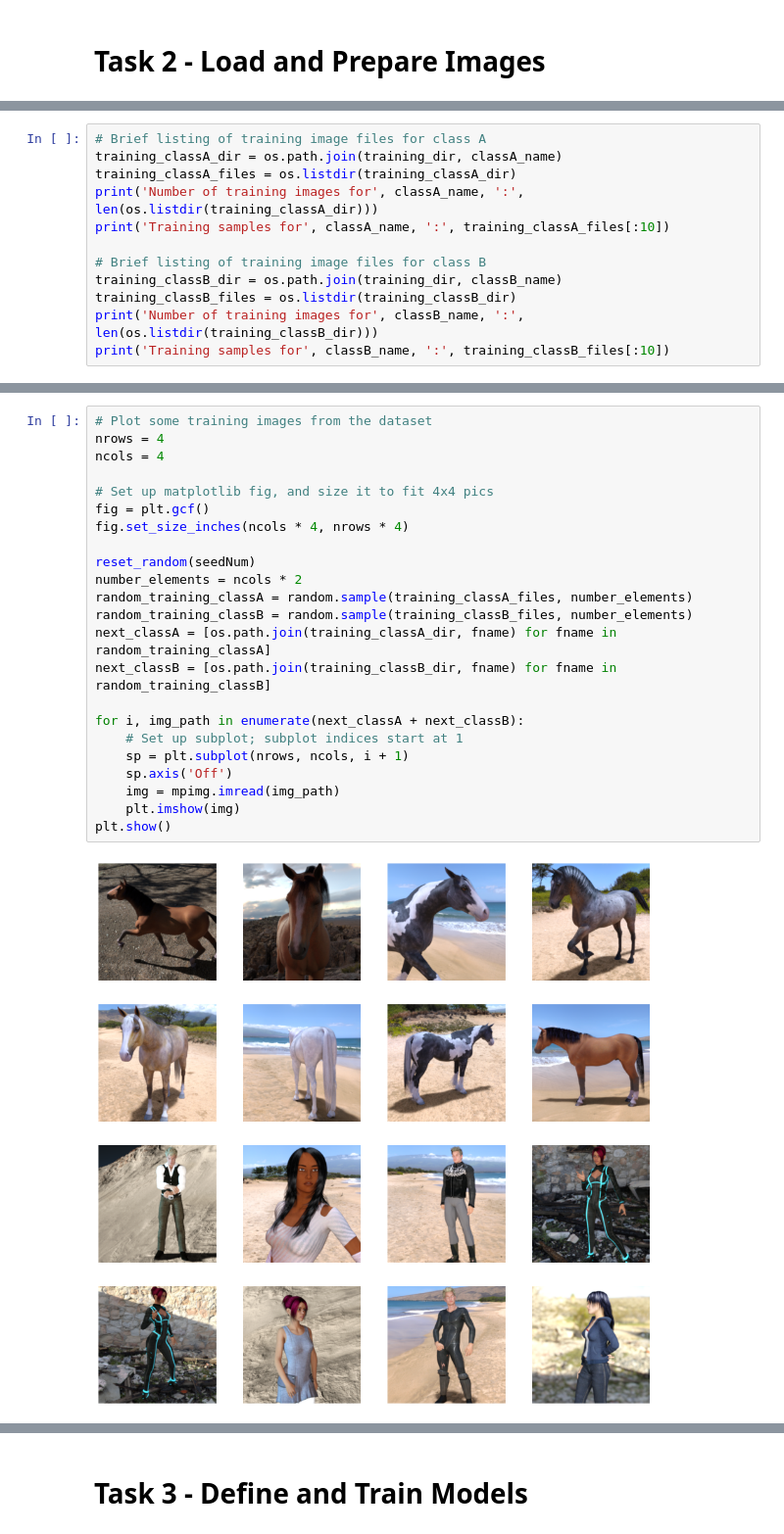
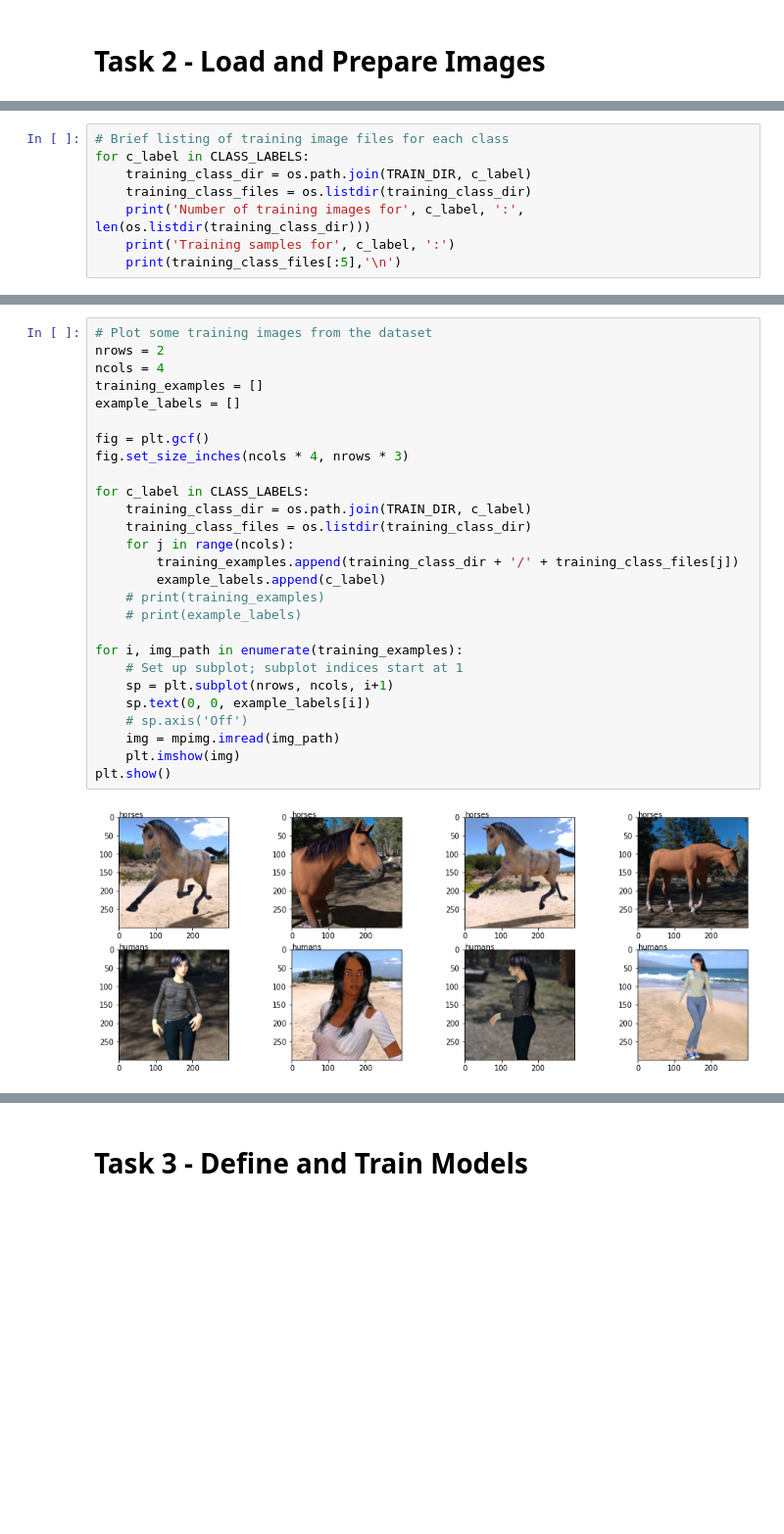
Before and after one commit to daines-analytics/deep-learning-projects, a Jupyter notebook: _py-project-templates/py_tensorflow_binaryclass_image_classification_example.ipynb, the cells around one changed output, grey strips where cells are left out. Shown at 98% size. Cells and saved outputs as stored; diff of their text form; blank space fills up the shorter version.

Commit message:
Upload no.1 of Binary Class Image Classification Template using TensorFlow Version 2

```diff
--- a/_py-project-templates/py_tensorflow_binaryclass_image_classification_example.ipynb
+++ b/_py-project-templates/py_tensorflow_binaryclass_image_classification_example.ipynb
@@ -266,14 +210,10 @@ classB_name = 'humans'
 # %%
-# Brief listing of training image files for class A
-training_classA_dir = os.path.join(training_dir, classA_name)
-training_classA_files = os.listdir(training_classA_dir)
-print('Number of training images for', classA_name, ':', len(os.listdir(training_classA_dir)))
-print('Training samples for', classA_name, ':', training_classA_files[:10])
-
-# Brief listing of training image files for class B
-training_classB_dir = os.path.join(training_dir, classB_name)
-training_classB_files = os.listdir(training_classB_dir)
-print('Number of training images for', classB_name, ':', len(os.listdir(training_classB_dir)))
-print('Training samples for', classB_name, ':', training_classB_files[:10])
+# Brief listing of training image files for each class
+for c_label in CLASS_LABELS:
+    training_class_dir = os.path.join(TRAIN_DIR, c_label)
+    training_class_files = os.listdir(training_class_dir)
+    print('Number of training images for', c_label, ':', len(os.listdir(training_class_dir)))
+    print('Training samples for', c_label, ':')
+    print(training_class_files[:5],'\n')
 # %% [output]
 Number of training images for horses : 500
@@ -300,25 +226,29 @@ Validation samples for humans : ['valhuman03-24.png', 'valhuman02-10.png', 'valh
 # %%
 # Plot some training images from the dataset
-nrows = 4
+nrows = 2
 ncols = 4
+training_examples = []
+example_labels = []
 
-# Set up matplotlib fig, and size it to fit 4x4 pics
 fig = plt.gcf()
-fig.set_size_inches(ncols * 4, nrows * 4)
+fig.set_size_inches(ncols * 4, nrows * 3)
 
-reset_random(seedNum)
-number_elements = ncols * 2
-random_training_classA = random.sample(training_classA_files, number_elements)
-random_training_classB = random.sample(training_classB_files, number_elements)
-next_classA = [os.path.join(training_classA_dir, fname) for fname in random_training_classA]
-next_classB = [os.path.join(training_classB_dir, fname) for fname in random_training_classB]
+for c_label in CLASS_LABELS:
+    training_class_dir = os.path.join(TRAIN_DIR, c_label)
+    training_class_files = os.listdir(training_class_dir)
+    for j in range(ncols):
+        training_examples.append(training_class_dir + '/' + training_class_files[j])
+        example_labels.append(c_label)
+    # print(training_examples)
+    # print(example_labels)
 
-for i, img_path in enumerate(next_classA + next_classB):
+for i, img_path in enumerate(training_examples):
     # Set up subplot; subplot indices start at 1
-    sp = plt.subplot(nrows, ncols, i + 1)
-    sp.axis('Off')
+    sp = plt.subplot(nrows, ncols, i+1)
+    sp.text(0, 0, example_labels[i])
+    # sp.axis('Off')
     img = mpimg.imread(img_path)
     plt.imshow(img)
 plt.show()
 # %% [output]
-[figure, old version]
+[figure, new version]
```
Also changed, not shown: parts of 63 cells of this notebook, 1 other file.
